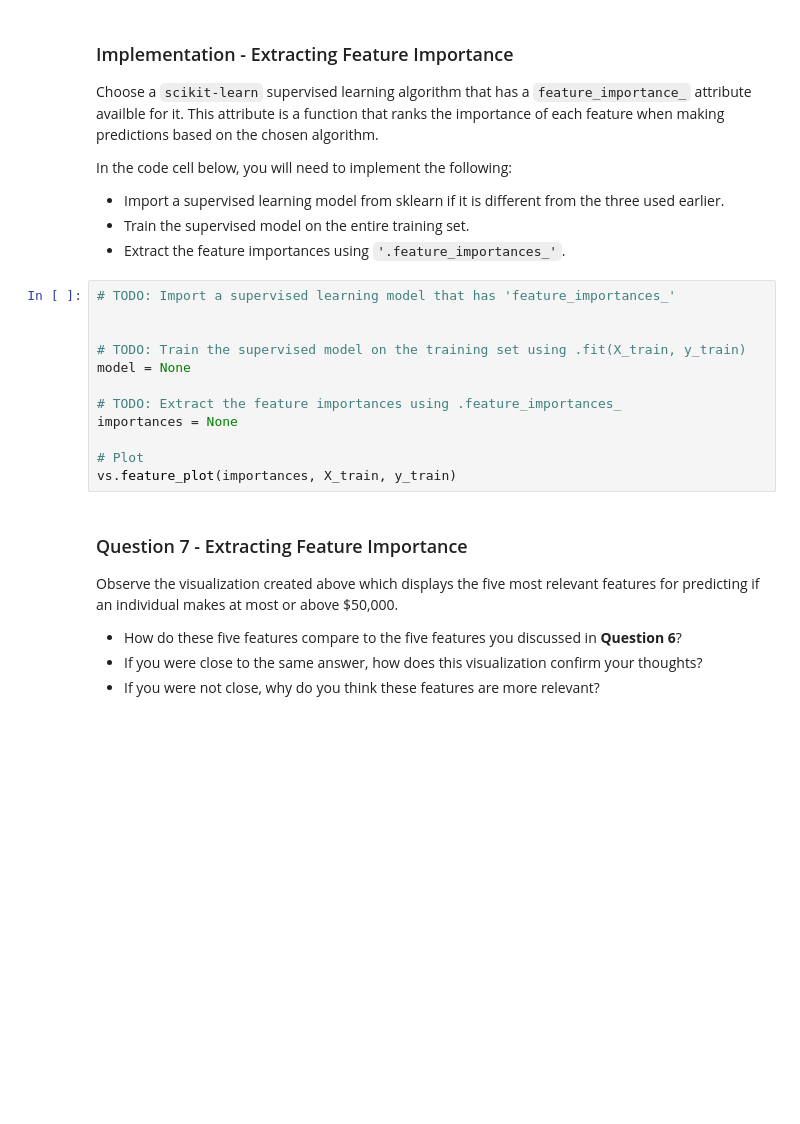
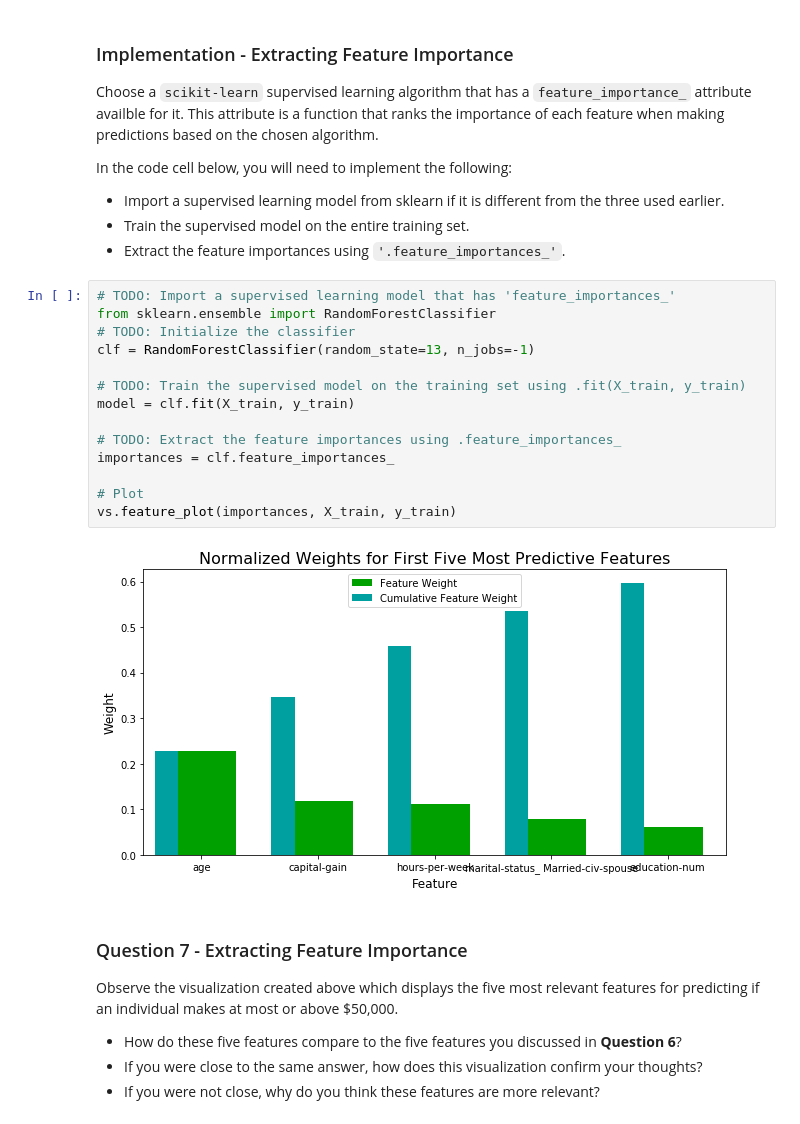
Before and after one commit to guilhermemarson/machine-learning, a Jupyter notebook: projects/finding_donors/finding_donors.ipynb, the cells around one changed output. Drawn from its saved outputs; the diff is of its cells as text; blank space fills up the shorter version.

```diff
--- a/projects/finding_donors/finding_donors.ipynb
+++ b/projects/finding_donors/finding_donors.ipynb
@@ -554,16 +617,20 @@ In the code cell below, you will need to implement the following:
  - Extract the feature importances using `'.feature_importances_'`.
 # %%
 # TODO: Import a supervised learning model that has 'feature_importances_'
-
+from sklearn.ensemble import RandomForestClassifier
+# TODO: Initialize the classifier
+clf = RandomForestClassifier(random_state=13, n_jobs=-1)
 
 # TODO: Train the supervised model on the training set using .fit(X_train, y_train)
-model = None
+model = clf.fit(X_train, y_train)
 
 # TODO: Extract the feature importances using .feature_importances_
-importances = None
+importances = clf.feature_importances_
 
 # Plot
 vs.feature_plot(importances, X_train, y_train)
+# %% [output]
+[figure, added]
 # %% [markdown]
 ### Question 7 - Extracting Feature Importance
 
```
Also changed, not shown: parts of 17 cells of this notebook, 1 other file.
